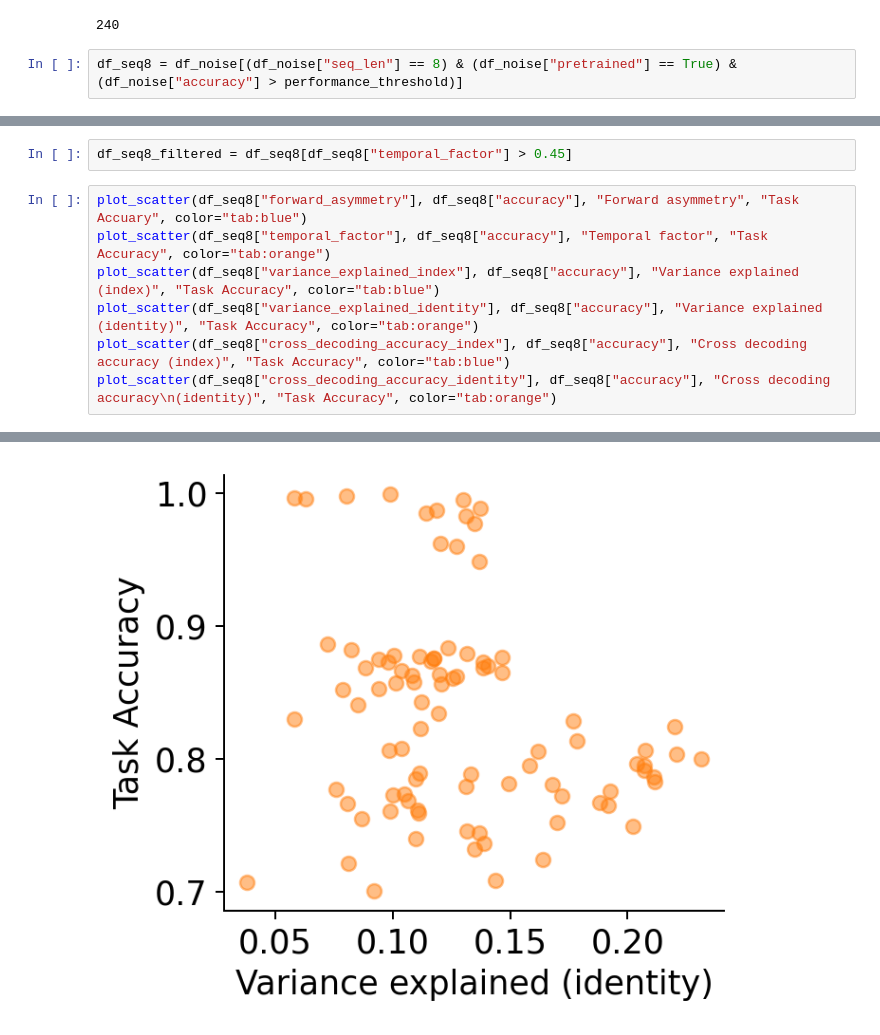
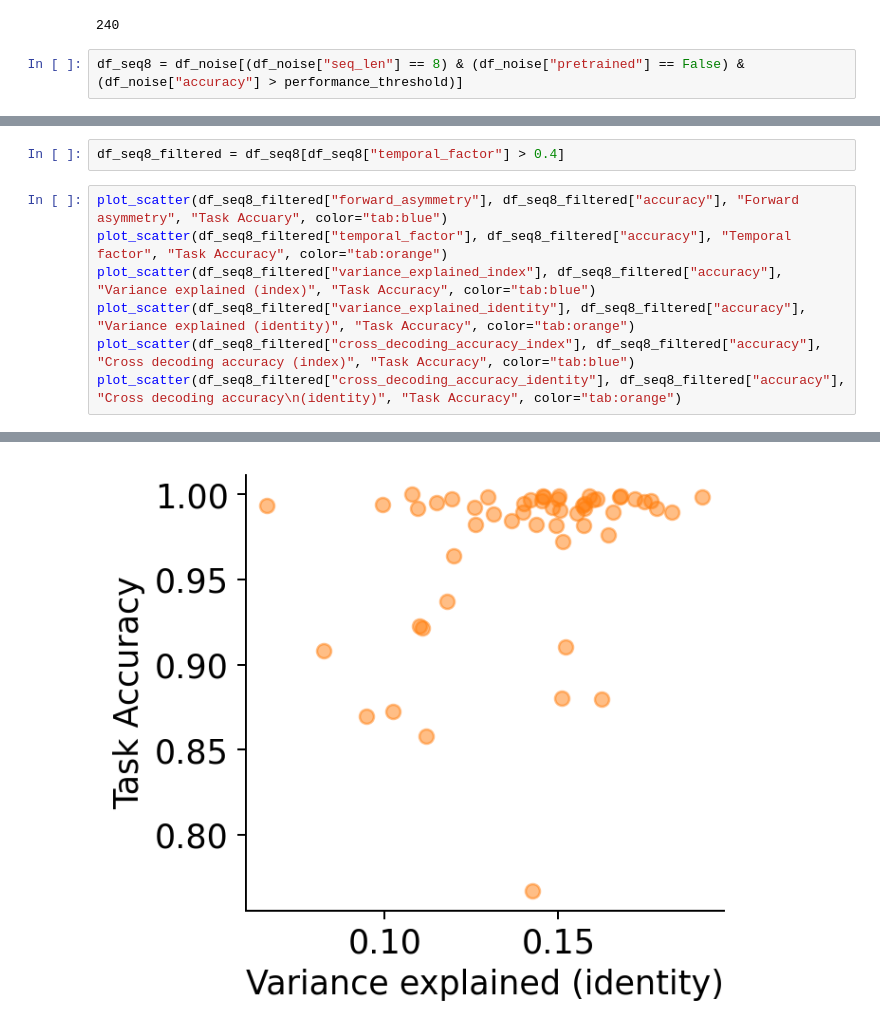
Before and after one commit to yunchen-hung/gru-li-model, a Jupyter notebook: analysis_fr_paper_noise.ipynb, the cells around one changed output, grey strips where cells are left out. Drawn from its saved outputs; the diff is of its cells as text.

```diff
--- a/analysis_fr_paper_noise.ipynb
+++ b/analysis_fr_paper_noise.ipynb
@@ -136,7 +136,7 @@ print(len(data))
 # %% [output]
 240
 # %%
-df_seq8 = df_noise[(df_noise["seq_len"] == 8) & (df_noise["pretrained"] == True) & (df_noise["accuracy"] > performance_threshold)]
+df_seq8 = df_noise[(df_noise["seq_len"] == 8) & (df_noise["pretrained"] == False) & (df_noise["accuracy"] > performance_threshold)]
 # %%
 training_accuracy_seq8 = df_seq8["training_accuracy"].groupby(df_seq8["noise"]).mean()
 
@@ -208,10 +208,10 @@ plot_mean_std_scatter(noise_levels, cross_decoding_accuracy_identity_mean_by_noi
 # %%
-df_seq8_filtered = df_seq8[df_seq8["temporal_factor"] > 0.45]
+df_seq8_filtered = df_seq8[df_seq8["temporal_factor"] > 0.4]
 # %%
-plot_scatter(df_seq8["forward_asymmetry"], df_seq8["accuracy"], "Forward asymmetry", "Task Accuary", color="tab:blue")
-plot_scatter(df_seq8["temporal_factor"], df_seq8["accuracy"], "Temporal factor", "Task Accuracy", color="tab:orange")
-plot_scatter(df_seq8["variance_explained_index"], df_seq8["accuracy"], "Variance explained (index)", "Task Accuracy", color="tab:blue")
-plot_scatter(df_seq8["variance_explained_identity"], df_seq8["accuracy"], "Variance explained (identity)", "Task Accuracy", color="tab:orange")
-plot_scatter(df_seq8["cross_decoding_accuracy_index"], df_seq8["accuracy"], "Cross decoding accuracy (index)", "Task Accuracy", color="tab:blue")
-plot_scatter(df_seq8["cross_decoding_accuracy_identity"], df_seq8["accuracy"], "Cross decoding accuracy\n(identity)", "Task Accuracy", color="tab:orange")
+plot_scatter(df_seq8_filtered["forward_asymmetry"], df_seq8_filtered["accuracy"], "Forward asymmetry", "Task Accuary", color="tab:blue")
+plot_scatter(df_seq8_filtered["temporal_factor"], df_seq8_filtered["accuracy"], "Temporal factor", "Task Accuracy", color="tab:orange")
+plot_scatter(df_seq8_filtered["variance_explained_index"], df_seq8_filtered["accuracy"], "Variance explained (index)", "Task Accuracy", color="tab:blue")
+plot_scatter(df_seq8_filtered["variance_explained_identity"], df_seq8_filtered["accuracy"], "Variance explained (identity)", "Task Accuracy", color="tab:orange")
+plot_scatter(df_seq8_filtered["cross_decoding_accuracy_index"], df_seq8_filtered["accuracy"], "Cross decoding accuracy (index)", "Task Accuracy", color="tab:blue")
+plot_scatter(df_seq8_filtered["cross_decoding_accuracy_identity"], df_seq8_filtered["accuracy"], "Cross decoding accuracy\n(identity)", "Task Accuracy", color="tab:orange")
 # %% [output]
@@ -221 +221 @@ plot_scatter(df_seq8["cross_decoding_accuracy_identity"], df_seq8["accuracy"], "
-[figure, old version]
+[figure, new version]
```
Also changed, not shown: parts of 5 cells of this notebook, 4 other files.
